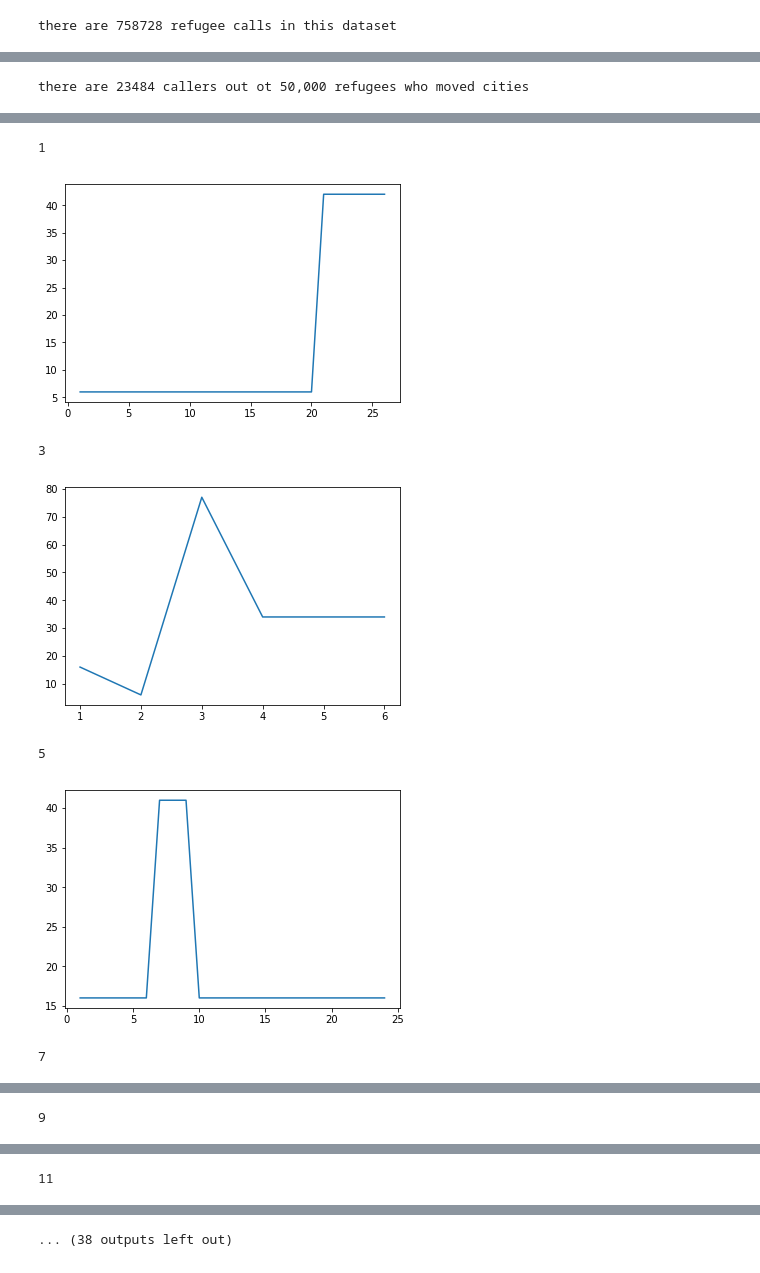
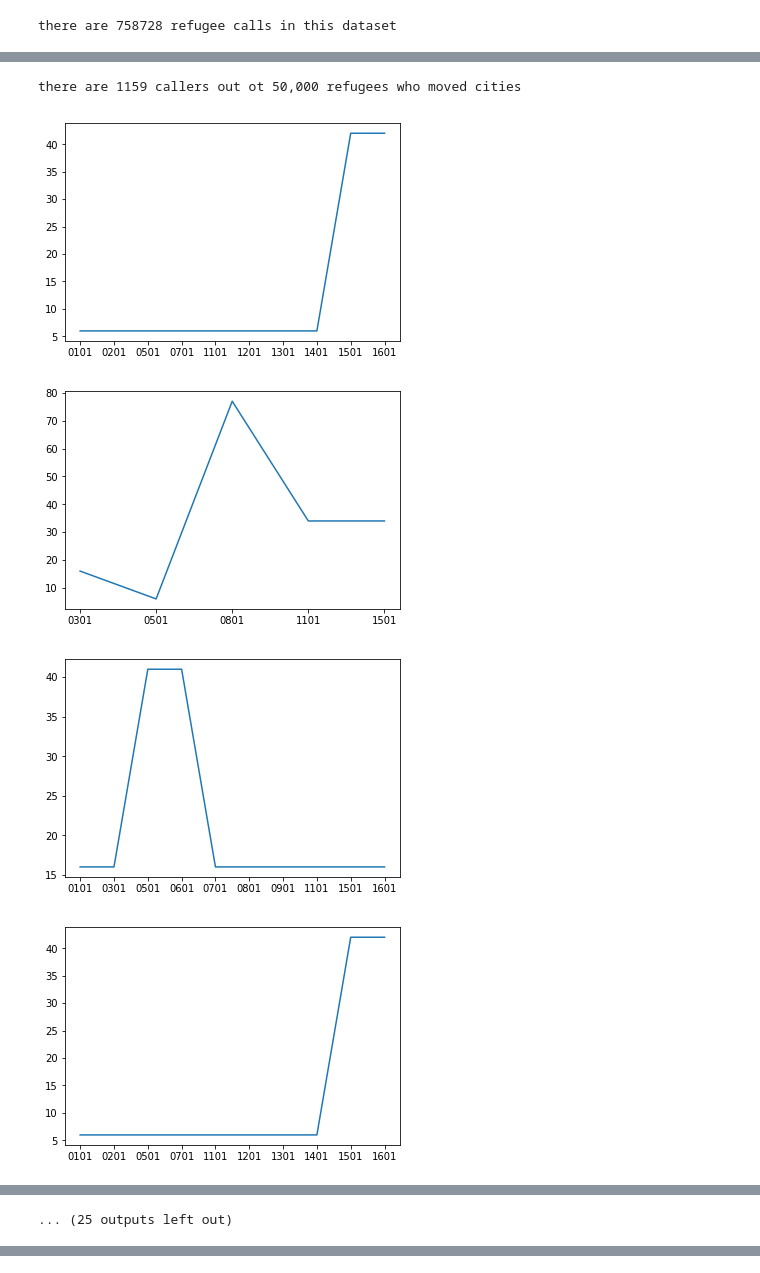
Before and after one commit to JosephPB/D4R, a Jupyter notebook: Coarse Analysis.ipynb, the cells around one changed output, grey strips where cells are left out. Saved outputs shown, nothing was run; the diff lists cells and outputs as text; code cells hidden in the pictures.

```diff
--- a/Coarse Analysis.ipynb
+++ b/Coarse Analysis.ipynb
@@ -64,14 +88,17 @@ to_analyse = np.asarray(to_analyse)
 # %%
 assert np.unique(to_analyse).shape == to_analyse.shape
 # %%
-evening_location = []
+evening_location = [] #find the cities refugees are in in the evening
 for i in to_analyse:
     location = np.where(callerID == i)
     location = np.asarray(location)
     location = location.reshape(-1)
+    dates = []
     cities = []
     for j in location:
         if hours[j] >= 18 or hours[j] <= 7:
+            dates.append(day_month[j])
             cities.append(cityID[j])
     evening_location.append(i)
     evening_location.append(cities)
+    evening_location.append(dates)
@@ -78,22 +107,34 @@ for i in to_analyse:
+# %%
+with open("evening_location.txt", "wb") as fp:   #Pickling
+    pickle.dump(evening_location, fp)
+# %%
+with open("evening_location.txt", "rb") as fp:   # Unpickling
+    evening_location = pickle.load(fp)
 # %%
-to_plot = []
-for i in range(len(evening_location)):
-    if i%2 == 1:
-        unique, counts = np.unique(evening_location[i], return_counts=True)
-        if len(unique) > 1:
-            to_plot.append(evening_location[i-1])
-            to_plot.append(evening_location[i])
+to_plot = [] #find the refugees who spend their time in more that one city in the evening over the month
+i = 1
+while i < len(evening_location):
+    unique, counts = np.unique(evening_location[i], return_counts=True)
+    if len(unique) > 1:
+        to_plot.append(evening_location[i-1])
+        to_plot.append(evening_location[i])
+        to_plot.append(evening_location[i+1])
+    i += 3
 # %%
-print ('there are {} callers out ot 50,000 refugees who moved cities'.format(len(evening_location)))
+print ('there are {} callers out ot 50,000 refugees who moved cities'.format(len(to_plot)/3))
 # %% [output]
-there are 23484 callers out ot 50,000 refugees who moved cities
+there are 1159 callers out ot 50,000 refugees who moved cities
 # %%
 for i in range(0,50):
-    if i%2 == 1:
+    i = 1
+    while i < 10:
         fig=plt.figure()
-        index_show = i
-        print(i)
-        plt.plot(np.linspace(1,len(to_plot[i]),len(to_plot[i])), to_plot[i])
+        plt.plot(to_plot[i+1], to_plot[i])
 
         plt.show()
+        i += 3
 # %% [output]
+[figure, new version]
+[figure, new version]
+[figure, new version]
+[figure, new version]
@@ -100,7 +149 @@ for i in range(0,50):
-1
+... (25 outputs left out)
-[figure, old version]
-3
-[figure, old version]
-5
-[figure, old version]
-7
@@ -108 +149,0 @@ for i in range(0,50):
-9
@@ -110 +149,0 @@ for i in range(0,50):
-11
@@ -112 +149,0 @@ for i in range(0,50):
-... (38 outputs left out)
```
Also changed, not shown: parts of 23 cells of this notebook, 2 other files.
